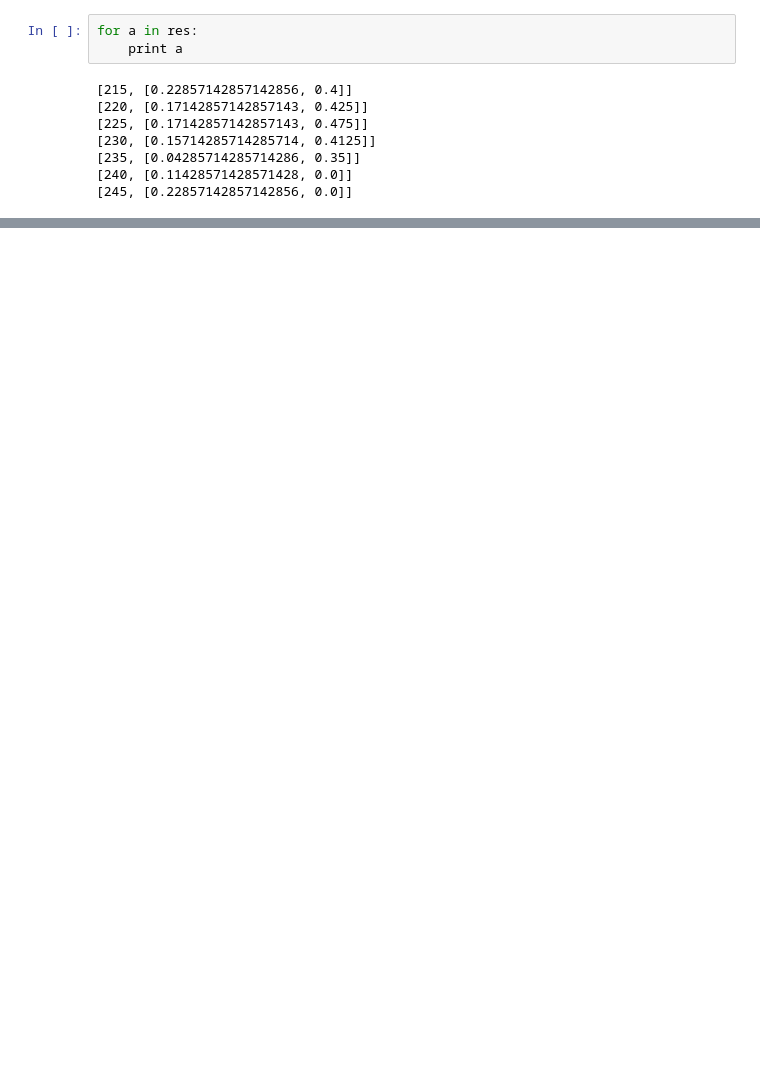
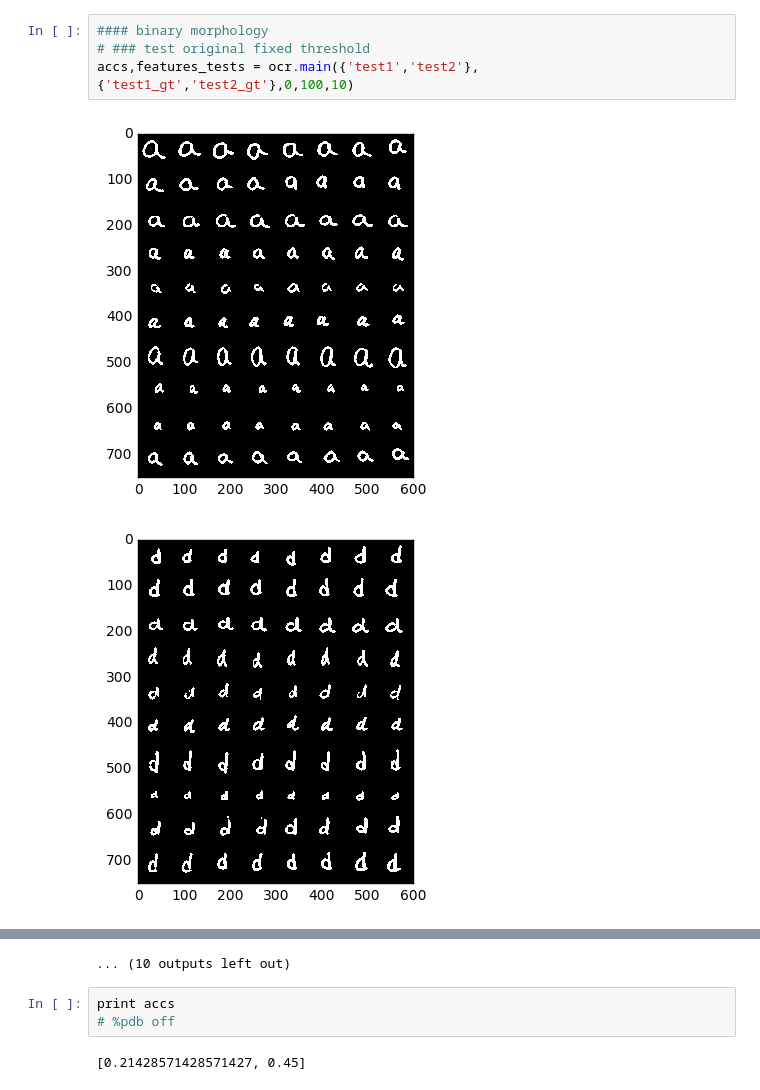
Before and after one commit to uathena1991/Computer-Vision-534, a Jupyter notebook: hw1/Main_script.ipynb, the cells around one changed output, grey strips where cells are left out. Drawn from its saved outputs; the diff is of its cells as text; blank space fills up the shorter version.

```diff
--- a/hw1/Main_script.ipynb
+++ b/hw1/Main_script.ipynb
@@ -51,11 +20,7 @@ for tb in thr_binary:
-# %%
-for a in res:
-    print a
-# %% [output]
-[215, [0.22857142857142856, 0.4]]
-[220, [0.17142857142857143, 0.425]]
-[225, [0.17142857142857143, 0.475]]
-[230, [0.15714285714285714, 0.4125]]
-[235, [0.04285714285714286, 0.35]]
-[240, [0.11428571428571428, 0.0]]
-[245, [0.22857142857142856, 0.0]]
+# %%
+#### binary morphology
+# ### test original fixed threshold
+accs,features_tests = ocr.main({'test1','test2'},{'test1_gt','test2_gt'},0,100,10)
+# %% [output]
+[figure, added]
+[figure, added]
@@ -61,0 +37,6 @@ for a in res:
+... (10 outputs left out)
+# %%
+print accs
+# %pdb off
+# %% [output]
+[0.21428571428571427, 0.45]
```
Also changed, not shown: parts of 4 cells of this notebook, 4 other files.
